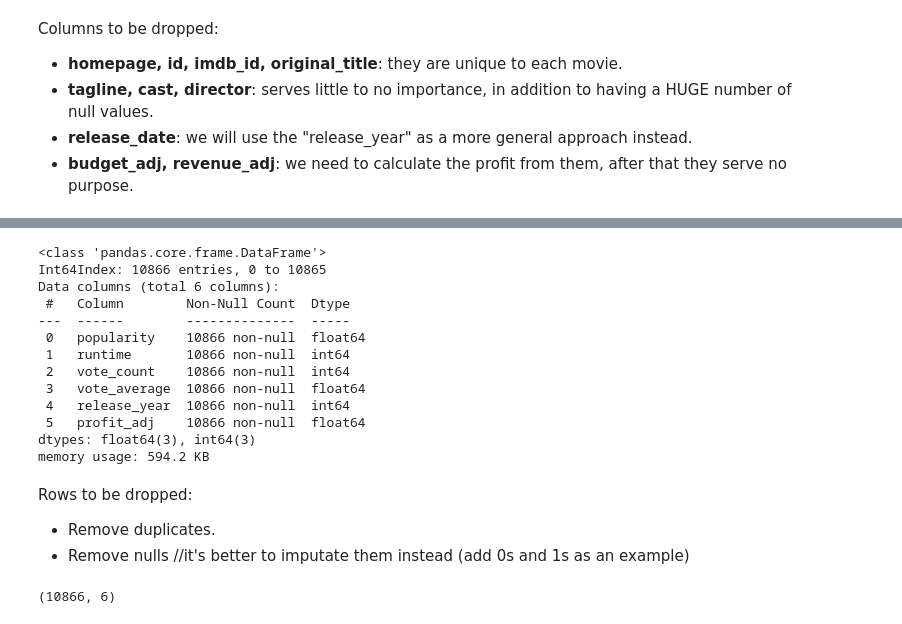
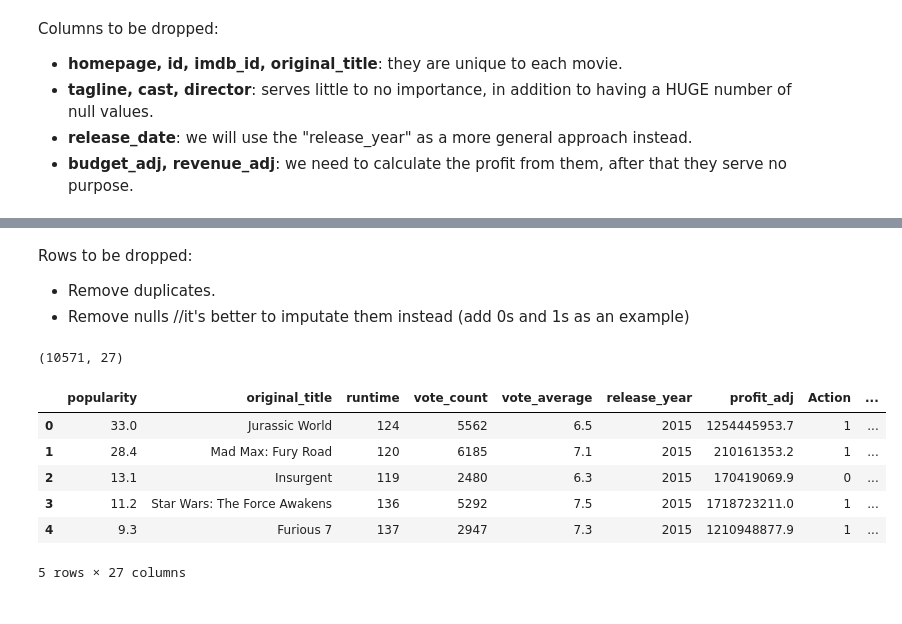
Before and after one commit to kareemgamal1/TBMD-Movies-Profit-Prediction, a Jupyter notebook: tmdb.ipynb, the cells around one changed output, grey strips where cells are left out. Drawn from its saved outputs; the diff is of its cells as text; code cells hidden in the pictures.

Commit message:
Finish data wrangling.

```diff
--- a/tmdb.ipynb
+++ b/tmdb.ipynb
@@ -183,26 +307,4 @@ First 5 rows after dropping the columns
-# %%
-#Be careful, this reduces the number of rows significantly (10866 to 8701)
-df.dropna(inplace=True)
-df.info()
-# %% [output]
-<class 'pandas.core.frame.DataFrame'>
-Int64Index: 10866 entries, 0 to 10865
-Data columns (total 6 columns):
- #   Column        Non-Null Count  Dtype
----  ------        --------------  -----
- 0   popularity    10866 non-null  float64
- 1   runtime       10866 non-null  int64
- 2   vote_count    10866 non-null  int64
- 3   vote_average  10866 non-null  float64
- 4   release_year  10866 non-null  int64
- 5   profit_adj    10866 non-null  float64
-dtypes: float64(3), int64(3)
-memory usage: 594.2 KB
 # %% [markdown]
 Rows to be dropped:
 - Remove duplicates.
 - Remove nulls //it's better to imputate them instead (add 0s and 1s as an example)
-# %%
-df.shape
-# %% [output]
-(10866, 6)
@@ -208,0 +313,14 @@ df.shape
+# %%
+df.shape
+# %% [output]
+(10571, 27)
+# %%
+df.head()
+# %% [output]
+|  | popularity | original_title | runtime | vote_count | vote_average | release_year | profit_adj | Action | ... |
+| 0 | 33.0 | Jurassic World | 124 | 5562 | 6.5 | 2015 | 1254445953.7 | 1 | ... |
+| 1 | 28.4 | Mad Max: Fury Road | 120 | 6185 | 7.1 | 2015 | 210161353.2 | 1 | ... |
+| 2 | 13.1 | Insurgent | 119 | 2480 | 6.3 | 2015 | 170419069.9 | 0 | ... |
+| 3 | 11.2 | Star Wars: The Force Awakens | 136 | 5292 | 7.5 | 2015 | 1718723211.0 | 1 | ... |
+| 4 | 9.3 | Furious 7 | 137 | 2947 | 7.3 | 2015 | 1210948877.9 | 1 | ... |
+5 rows × 27 columns
```
Also changed, not shown: parts of 35 cells of this notebook.
